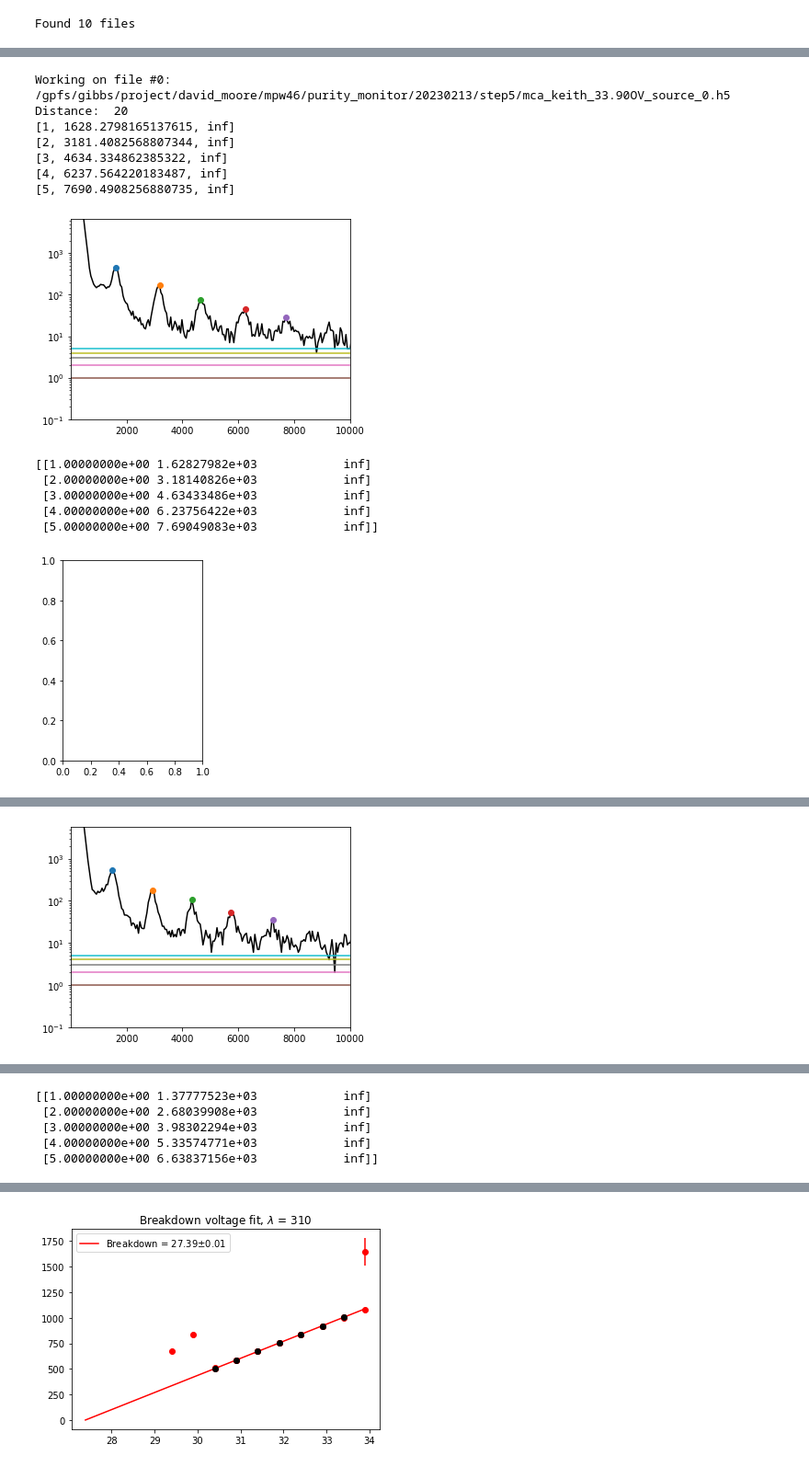
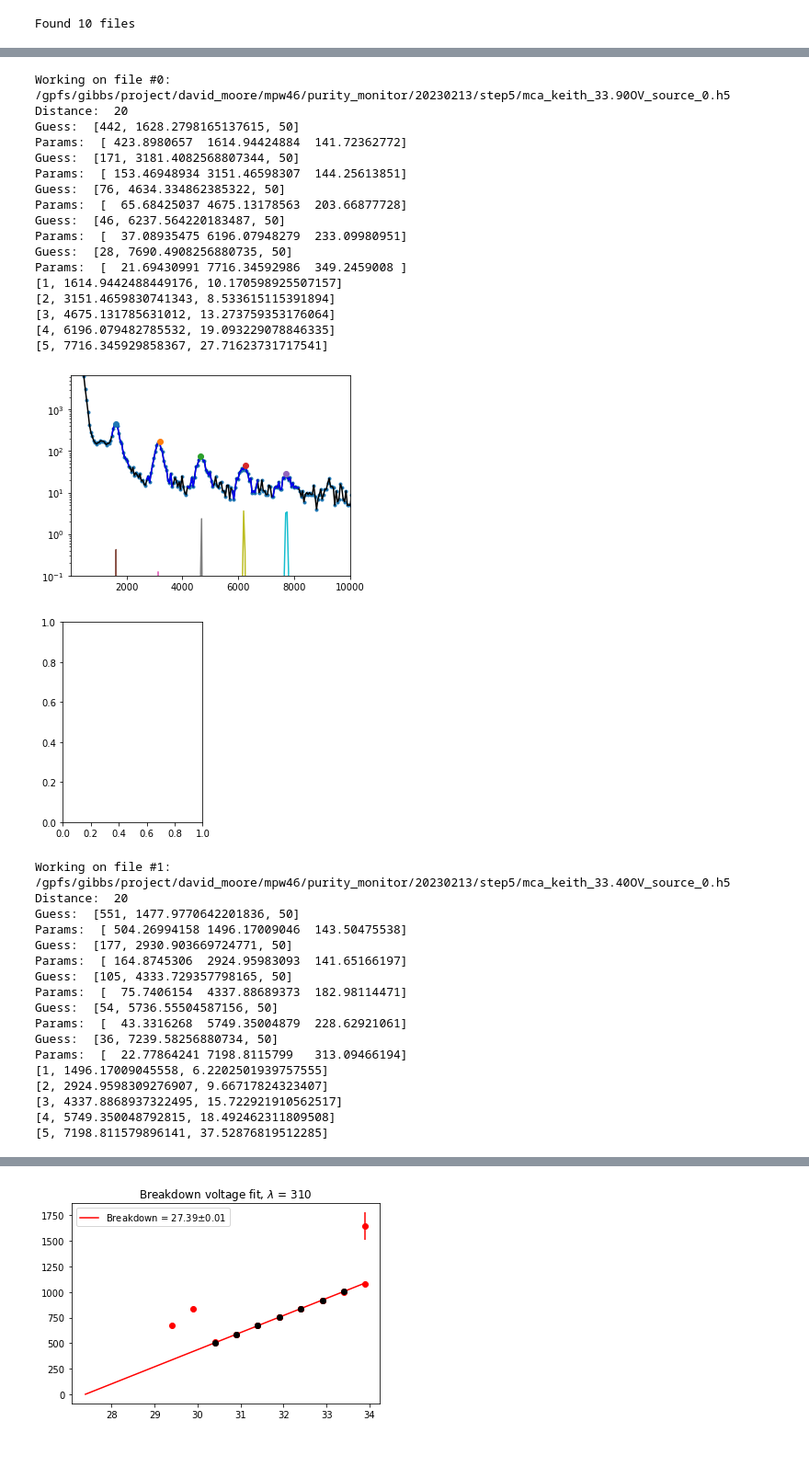
Before and after one commit to Moore-Lab/purity-monitor, a Jupyter notebook: SiPMMeasurements/SiPM_data_plots.ipynb, the cells around one changed output, grey strips where cells are left out. Shown at 92% size. Drawn from its saved outputs; the diff is of its cells as text; code cells hidden in the pictures.

```diff
--- a/SiPMMeasurements/SiPM_data_plots.ipynb
+++ b/SiPMMeasurements/SiPM_data_plots.ipynb
@@ -61,20 +61,33 @@ def find_peaks_and_fit(x_data, y_data, min_distance=20, max_peaks=5, min_thresh=
     for peak in peaks_index:
         if peak_number > max_peaks: # stopping the loop after we have reached the max number of peaks
             break
-#         print(peak)
+
         if peak < min_thresh:
             continue
 
         # Initial guess for the Gaussian parameters
         amplitude_guess = y[peak]
         mean_guess = x[peak]
-        standard_deviation_guess = 0.1
+        standard_deviation_guess = 50
         initial_guess = [amplitude_guess, mean_guess, standard_deviation_guess]
+
+        # finding the section of the data around the given peak
+        if peak_number == 1: # trying to not include the pedestal for the first peak
+            cut = (x < (x[peak] + 500)) & (x > (x[peak] - 200))
+        else:
+            cut = (x < (x[peak] + 500)) & (x > (x[peak] - 500))
+        peak_x = x[cut]
+        peak_y = y[cut]
 
         # Perform the curve fitting
         try:
-            params, params_covariance = curve_fit(gauss_fun, x, y, p0=initial_guess)
+            # trying to fit the peaks
+            params, params_covariance = curve_fit(gauss_fun, peak_x, peak_y, p0=initial_guess)
+            print('Guess: ', initial_guess)
+            print('Params: ', params)
         except RuntimeError as r:
+            # if curve fit doesn't work then we will just use the peak amplitude and center that find_peaks found
+            print('fit failed')
             peak_params.append([peak, np.nan, np.nan])
             xx = np.linspace( x[peak] - 2*standard_deviation_guess, x[peak] + 2*standard_deviation_guess, 100 )
             plt.plot( xx, gauss_fun(xx, *initial_guess), 'b' )
@@ -83,6 +96,7 @@ def find_peaks_and_fit(x_data, y_data, min_distance=20, max_peaks=5, min_thresh=
         peak_number+=1 # (goes to n*spe until it reaches max_peak)
 
     # Plot the original spectrum and the fitted Gaussian peaks
+        plt.plot(peak_x, peak_y, color='b')
         plt.plot(x[peak], y[peak], 'o', label='peaks')
 #     plt.plot(x, y, 'o', label='Original spectrum')
     for params in peak_params:
@@ -121,44 +149,67 @@ for i,(file, dist) in enumerate(zip(file_list, distances)):
 
     plt.figure(figsize=(12,4))
     plt.subplot(1,2,1)
+    plt.scatter(b, c, marker='.')
     plt.semilogy(b, c, 'k')
     plt.ylim(0.1, np.max(mca_hist)*2)
     plt.xlim(0.1, 10000)
 
     if(len(gain_vs_volts) > 0):
         guess_1pe = gain_vs_volts[-1][1] * (file_volts-breakdown)/(gain_vs_volts[-1][0]-breakdown)
 
     pe_locs, post_bin_x, post_bin_y = find_peaks_and_fit(bin_num, mca_hist, min_distance=dist)
 #     plt.xlim(0, guess_1pe*6)
 
 
     plt.subplot(1,2,2)
-    print(pe_locs)
+#     print(pe_locs)
 #     plt.errorbar( pe_locs[:,0], pe_locs[:,1], yerr=pe_locs[:,2], fmt='ko' )
 
 #     fpts = ~np.isnan(pe_locs[:,1])
 #     if(np.sum(fpts) < 3):
 #         continue
 #     gain_bp, gain_bc = curve_fit( lin_fun, pe_locs[fpts, 0], pe_locs[fpts, 1] )
 
 #     xx = pe_locs[fpts, 0]
 #     plt.plot( xx, lin_fun(xx, *gain_bp), 'r')
 
 #     gain_vs_volts.append( [file_volts, gain_bp[0], np.sqrt(gain_bc[0,0]), file_wavelength] )
 
     plt.show()
 # %% [output]
 Working on file #0: /gpfs/gibbs/project/david_moore/mpw46/purity_monitor/20230213/step5/mca_keith_33.90OV_source_0.h5
 Distance:  20
-[1, 1628.2798165137615, inf]
-[2, 3181.4082568807344, inf]
-[3, 4634.334862385322, inf]
-[4, 6237.564220183487, inf]
-[5, 7690.4908256880735, inf]
+Guess:  [442, 1628.2798165137615, 50]
+Params:  [ 423.8980657  1614.94424884  141.72362772]
+Guess:  [171, 3181.4082568807344, 50]
+Params:  [ 153.46948934 3151.46598307  144.25613851]
+Guess:  [76, 4634.334862385322, 50]
+Params:  [  65.68425037 4675.13178563  203.66877728]
+Guess:  [46, 6237.564220183487, 50]
+Params:  [  37.08935475 6196.07948279  233.09980951]
+Guess:  [28, 7690.4908256880735, 50]
+Params:  [  21.69430991 7716.34592986  349.2459008 ]
+[1, 1614.9442488449176, 10.170598925507157]
+[2, 3151.4659830741343, 8.533615115391894]
+[3, 4675.131785631012, 13.273759353176064]
+[4, 6196.079482785532, 19.093229078846335]
+[5, 7716.345929858367, 27.71623731717541]
-[figure, old version]
+[figure, new version]
+[figure]
-[[1.00000000e+00 1.62827982e+03            inf]
- [2.00000000e+00 3.18140826e+03            inf]
- [3.00000000e+00 4.63433486e+03            inf]
- [4.00000000e+00 6.23756422e+03            inf]
- [5.00000000e+00 7.69049083e+03            inf]]
+Working on file #1: /gpfs/gibbs/project/david_moore/mpw46/purity_monitor/20230213/step5/mca_keith_33.40OV_source_0.h5
+Distance:  20
+Guess:  [551, 1477.9770642201836, 50]
+Params:  [ 504.26994158 1496.17009046  143.50475538]
+Guess:  [177, 2930.903669724771, 50]
+Params:  [ 164.8745306  2924.95983093  141.65166197]
+Guess:  [105, 4333.729357798165, 50]
+Params:  [  75.7406154  4337.88689373  182.98114471]
+Guess:  [54, 5736.55504587156, 50]
+Params:  [  43.3316268  5749.35004879  228.62921061]
+Guess:  [36, 7239.58256880734, 50]
+Params:  [  22.77864241 7198.8115799   313.09466194]
+[1, 1496.17009045558, 6.2202501939757555]
+[2, 2924.9598309276907, 9.66717824323407]
+[3, 4337.8868937322495, 15.722921910562517]
+[4, 5749.350048792815, 18.492462311809508]
+[5, 7198.811579896141, 37.52876819512285]
-[figure]
@@ -172 +234,0 @@ Distance:  20
-[figure, old version]
@@ -187,5 +256,0 @@ Distance:  20
-[[1.00000000e+00 1.37777523e+03            inf]
- [2.00000000e+00 2.68039908e+03            inf]
- [3.00000000e+00 3.98302294e+03            inf]
- [4.00000000e+00 5.33574771e+03            inf]
- [5.00000000e+00 6.63837156e+03            inf]]
```
Also changed, not shown: parts of 2 cells of this notebook.
